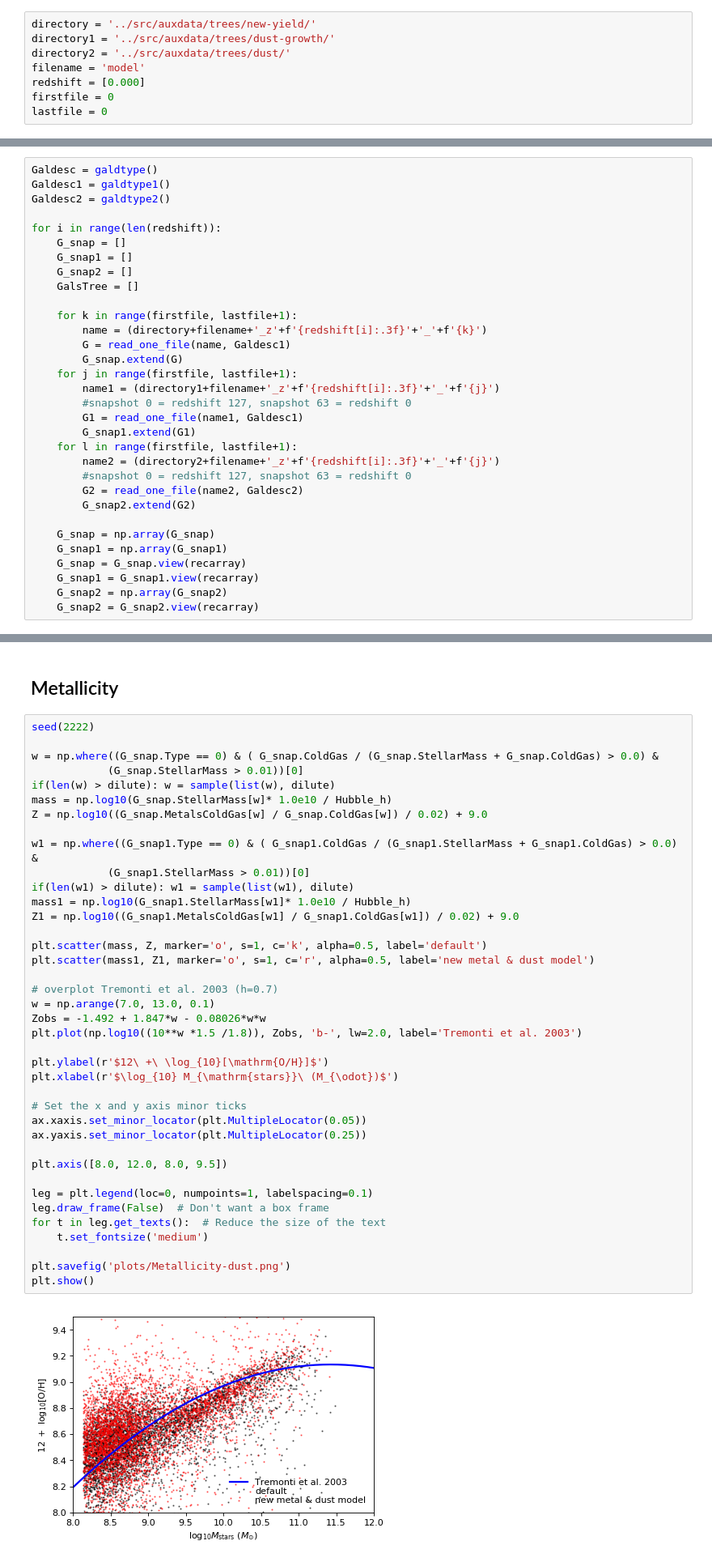
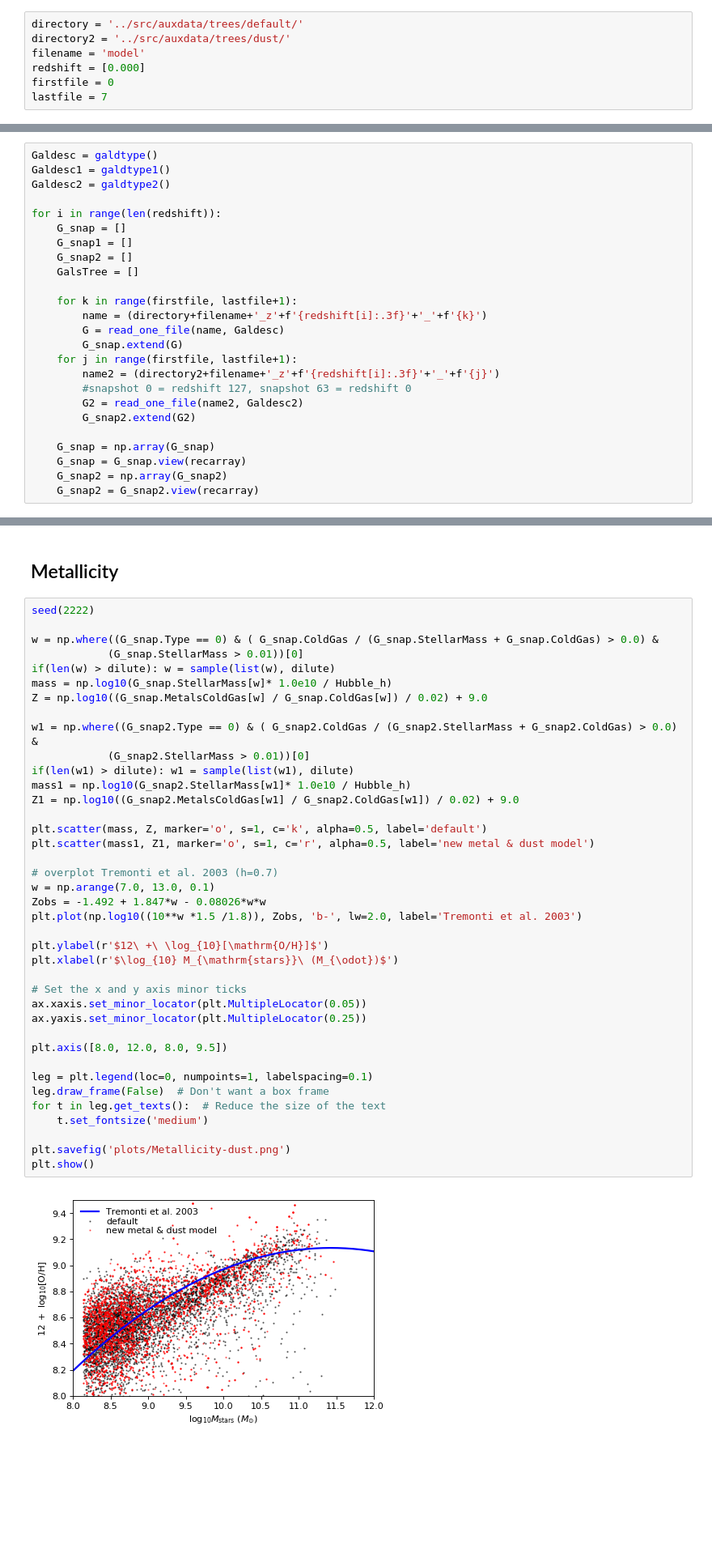
Before and after one commit to darrencroton/sage, a Jupyter notebook: analysis/allresults.ipynb, the cells around one changed output, grey strips where cells are left out. Shown at 81% size. Cells and saved outputs as stored; diff of their text form; blank space fills up the shorter version.

```diff
--- a/analysis/allresults.ipynb
+++ b/analysis/allresults.ipynb
@@ -12,13 +11,12 @@ BoxSize1 = ((500**3) * (32/512))**(1/3)
 dilute = 5000
 sSFRcut = -11.0
 # %%
-directory = '../src/auxdata/trees/new-yield/'
-directory1 = '../src/auxdata/trees/dust-growth/'
+directory = '../src/auxdata/trees/default/'
 directory2 = '../src/auxdata/trees/dust/'
 filename = 'model'
 redshift = [0.000]
 firstfile = 0
-lastfile = 0
+lastfile = 7
 # %%
 def galdtype():
 	# Define the data-type for the public version of SAGE
@@ -228,23 +226,16 @@ for i in range(len(redshift)):
 
     for k in range(firstfile, lastfile+1):
         name = (directory+filename+'_z'+f'{redshift[i]:.3f}'+'_'+f'{k}')
-        G = read_one_file(name, Galdesc1)
+        G = read_one_file(name, Galdesc)
         G_snap.extend(G)
     for j in range(firstfile, lastfile+1):
-        name1 = (directory1+filename+'_z'+f'{redshift[i]:.3f}'+'_'+f'{j}')
-        #snapshot 0 = redshift 127, snapshot 63 = redshift 0
-        G1 = read_one_file(name1, Galdesc1)
-        G_snap1.extend(G1)
-    for l in range(firstfile, lastfile+1):
         name2 = (directory2+filename+'_z'+f'{redshift[i]:.3f}'+'_'+f'{j}')
         #snapshot 0 = redshift 127, snapshot 63 = redshift 0
         G2 = read_one_file(name2, Galdesc2)
         G_snap2.extend(G2)
 
     G_snap = np.array(G_snap)
-    G_snap1 = np.array(G_snap1)
     G_snap = G_snap.view(recarray)
-    G_snap1 = G_snap1.view(recarray)
     G_snap2 = np.array(G_snap2)
     G_snap2 = G_snap2.view(recarray)
 # %%
@@ -888,38 +854,38 @@ if(len(w) > dilute): w = sample(list(w), dilute)
 mass = np.log10(G_snap.StellarMass[w]* 1.0e10 / Hubble_h)
 Z = np.log10((G_snap.MetalsColdGas[w] / G_snap.ColdGas[w]) / 0.02) + 9.0
 
-w1 = np.where((G_snap1.Type == 0) & ( G_snap1.ColdGas / (G_snap1.StellarMass + G_snap1.ColdGas) > 0.0) &
-            (G_snap1.StellarMass > 0.01))[0]
+w1 = np.where((G_snap2.Type == 0) & ( G_snap2.ColdGas / (G_snap2.StellarMass + G_snap2.ColdGas) > 0.0) &
+            (G_snap2.StellarMass > 0.01))[0]
 if(len(w1) > dilute): w1 = sample(list(w1), dilute)
-mass1 = np.log10(G_snap1.StellarMass[w1]* 1.0e10 / Hubble_h)
-Z1 = np.log10((G_snap1.MetalsColdGas[w1] / G_snap1.ColdGas[w1]) / 0.02) + 9.0
+mass1 = np.log10(G_snap2.StellarMass[w1]* 1.0e10 / Hubble_h)
+Z1 = np.log10((G_snap2.MetalsColdGas[w1] / G_snap2.ColdGas[w1]) / 0.02) + 9.0
 
 plt.scatter(mass, Z, marker='o', s=1, c='k', alpha=0.5, label='default')
 plt.scatter(mass1, Z1, marker='o', s=1, c='r', alpha=0.5, label='new metal & dust model')
 
 # overplot Tremonti et al. 2003 (h=0.7)
 w = np.arange(7.0, 13.0, 0.1)
 Zobs = -1.492 + 1.847*w - 0.08026*w*w
 plt.plot(np.log10((10**w *1.5 /1.8)), Zobs, 'b-', lw=2.0, label='Tremonti et al. 2003')
 
 plt.ylabel(r'$12\ +\ \log_{10}[\mathrm{O/H}]$')
 plt.xlabel(r'$\log_{10} M_{\mathrm{stars}}\ (M_{\odot})$')
 
 # Set the x and y axis minor ticks
 ax.xaxis.set_minor_locator(plt.MultipleLocator(0.05))
 ax.yaxis.set_minor_locator(plt.MultipleLocator(0.25))
 
 plt.axis([8.0, 12.0, 8.0, 9.5])
 
 leg = plt.legend(loc=0, numpoints=1, labelspacing=0.1)
 leg.draw_frame(False)  # Don't want a box frame
 for t in leg.get_texts():  # Reduce the size of the text
     t.set_fontsize('medium')
 
 plt.savefig('plots/Metallicity-dust.png')
 plt.show()
 # %% [output]
-[figure, old version]
+[figure, new version]
 # %% [markdown]
 ## Blackhole Bulge Relationship
 # %%
```
Also changed, not shown: parts of 17 cells of this notebook, 3 other files.
